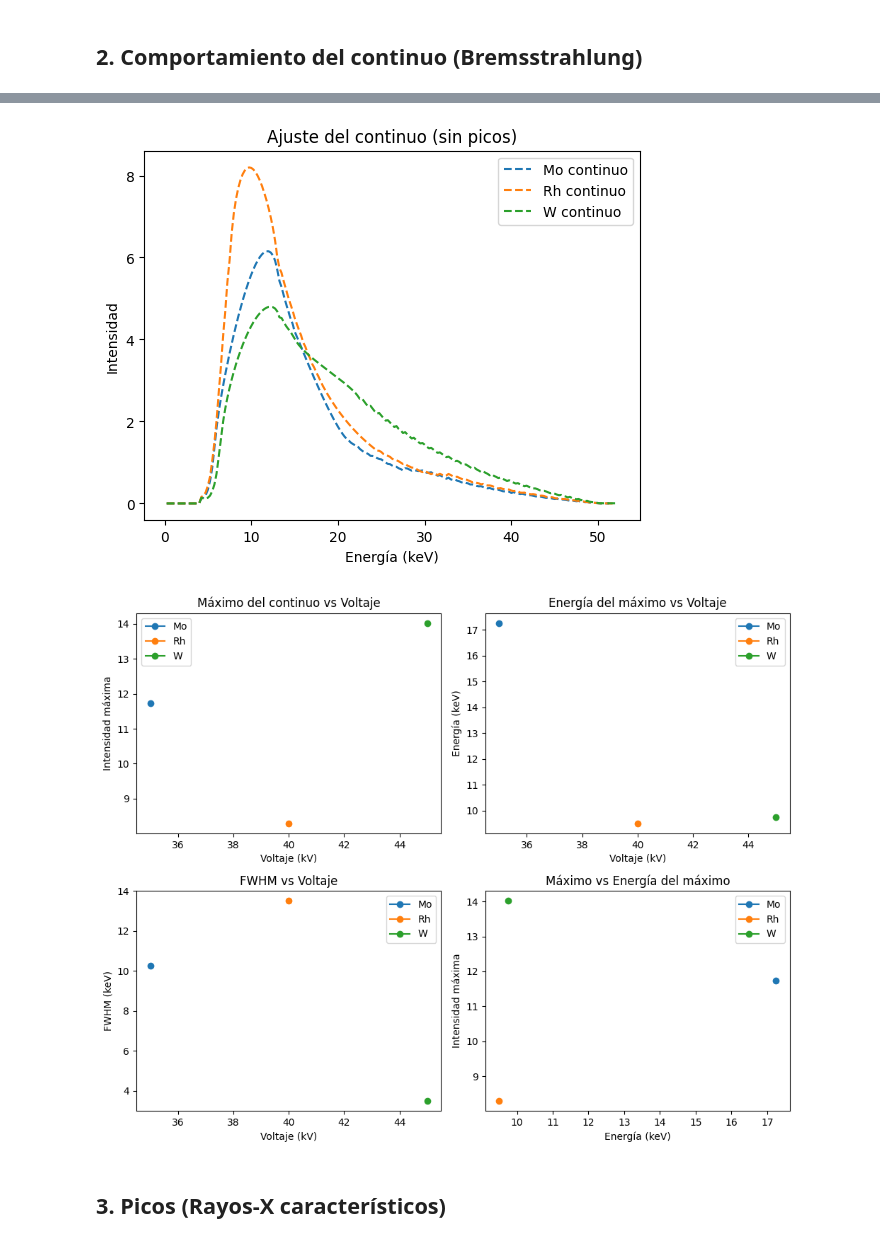
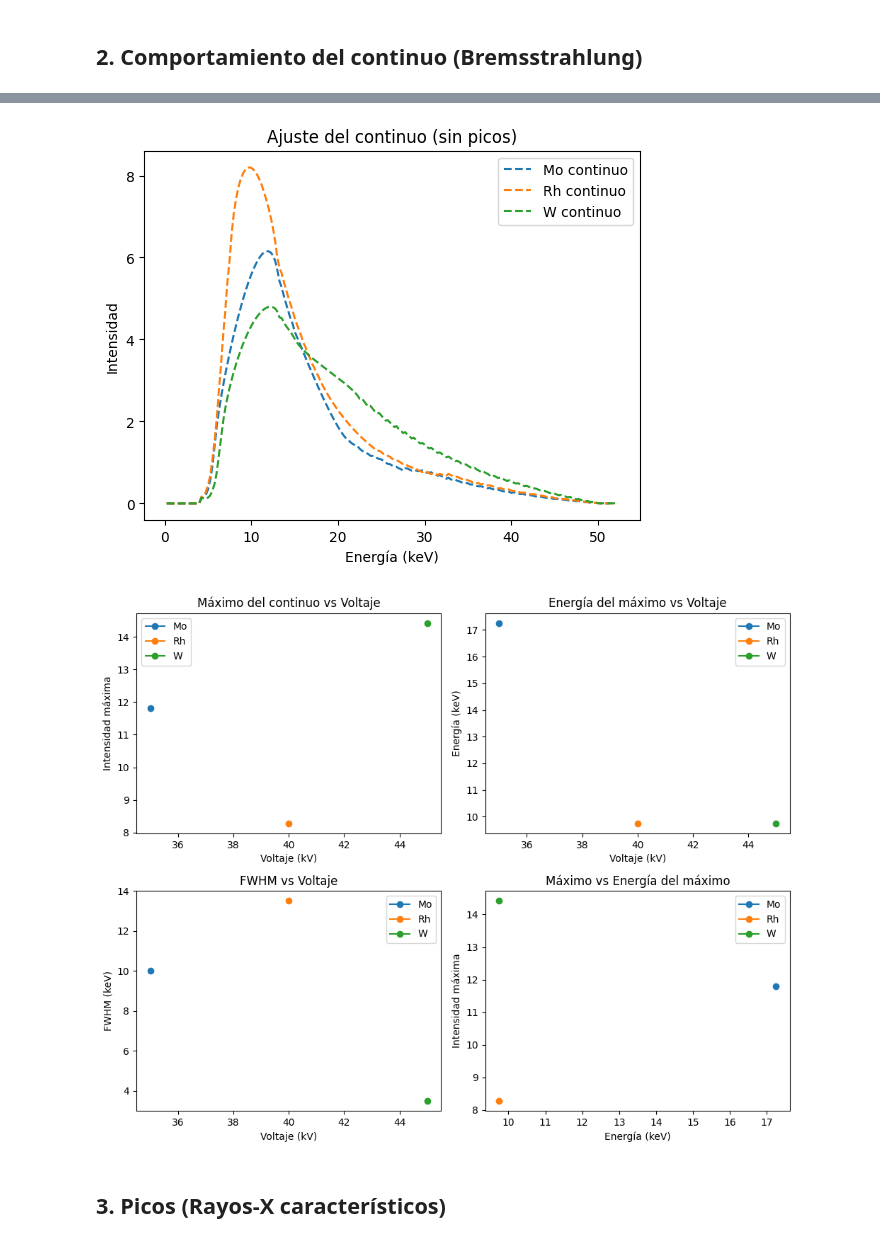
Before and after one commit to Metodos-computacionales-2-grupo-8/Tareas-grupo-8, a Jupyter notebook: Taller 1 - calentamiento/Taller 1.ipynb, the cells around one changed output, grey strips where cells are left out. Saved outputs shown, nothing was run; the diff lists cells and outputs as text; code cells hidden in the pictures.

```diff
--- a/Taller 1 - calentamiento/Taller 1.ipynb
+++ b/Taller 1 - calentamiento/Taller 1.ipynb
@@ -212,7 +212,7 @@ def obtener_continuo(energia, intensidad, umbral=0.05):
     rbf = RBFInterpolator(
         energia_filtrada.reshape(-1, 1),
         intensidad_filtrada,
-        neighbors=10,
+        neighbors=2,
         smoothing=0.5
     )
     intensidad_interp = rbf(energia.reshape(-1, 1))
@@ -305,34 +305,34 @@ axs[0, 0].set_xlabel("Voltaje (kV)")
 axs[0, 0].set_ylabel("Intensidad máxima")
 axs[0, 0].legend()
 
 for label in resultados_energia_max:
     axs[0, 1].plot([voltajes[label]], resultados_energia_max[label], 'o-', label=label)
 axs[0, 1].set_title("Energía del máximo vs Voltaje")
 axs[0, 1].set_xlabel("Voltaje (kV)")
 axs[0, 1].set_ylabel("Energía (keV)")
 axs[0, 1].legend()
 
 for label in resultados_fwhm:
     axs[1, 0].plot([voltajes[label]], resultados_fwhm[label], 'o-', label=label)
 axs[1, 0].set_title("FWHM vs Voltaje")
 axs[1, 0].set_xlabel("Voltaje (kV)")
 axs[1, 0].set_ylabel("FWHM (keV)")
 axs[1, 0].legend()
 
 for label in resultados_max_val:
     axs[1, 1].plot(resultados_energia_max[label], resultados_max_val[label], 'o-', label=label)
 axs[1, 1].set_title("Máximo vs Energía del máximo")
 axs[1, 1].set_xlabel("Energía (keV)")
 axs[1, 1].set_ylabel("Intensidad máxima")
 axs[1, 1].legend()
 
 plt.tight_layout()
 plt.savefig("2c.pdf", bbox_inches="tight", pad_inches=0.1)
 plt.show()
 # %% [output]
 [figure]
 [figure]
-[figure, old version]
+[figure, new version]
 # %% [markdown]
 ## 3. Picos (Rayos-X característicos)
 # %%
```
Also changed, not shown: parts of 2 cells of this notebook, 13 other files.
